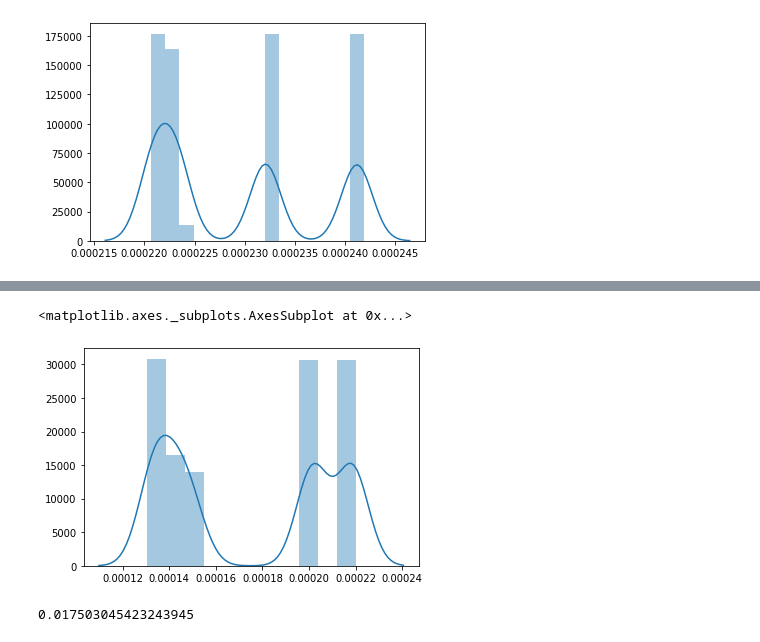
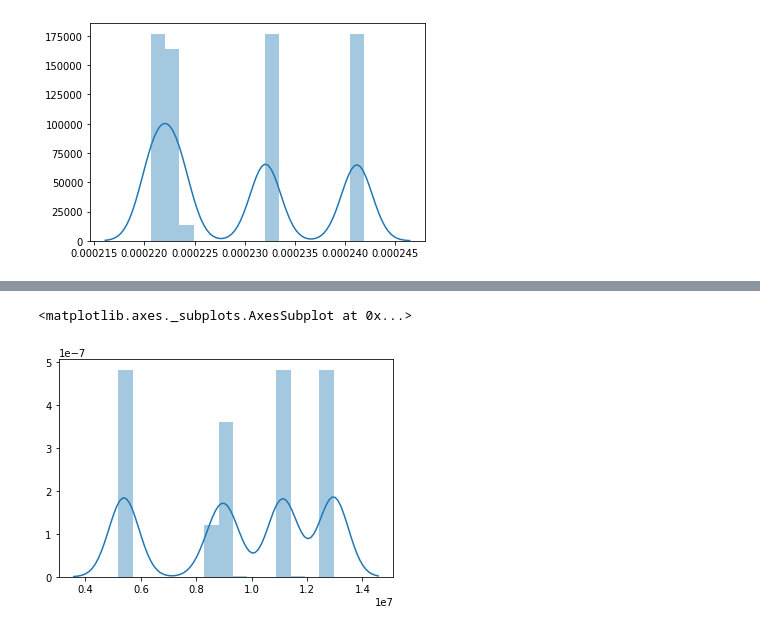
Before and after one commit to yoriyuki/COVID-19, a Jupyter notebook: prediction/Turzin.ipynb, the cells around one changed output, grey strips where cells are left out. Drawn from its saved outputs; the diff is of its cells as text; code cells hidden in the pictures.

```diff
--- a/prediction/Turzin.ipynb
+++ b/prediction/Turzin.ipynb
@@ -124,9 +141,5 @@ sns.distplot(fit['d'])
 # %%
-sns.distplot(fit['q'])
+sns.distplot(fit['sigma_R'])
 # %% [output]
 <matplotlib.axes._subplots.AxesSubplot at 0x...>
-[figure, old version]
+[figure, new version]
-# %%
-fit['q'].mean()*100
-# %% [output]
-0.017503045423243945
```
Also changed, not shown: parts of 8 cells of this notebook.
